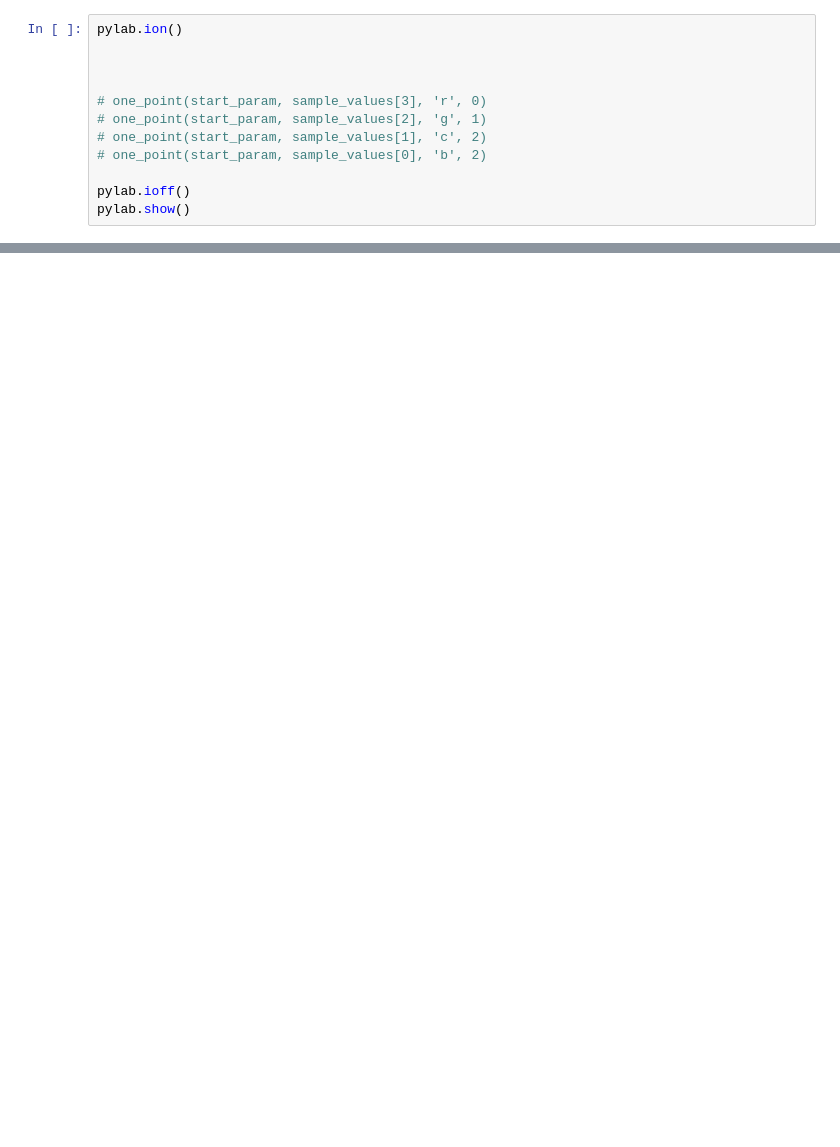
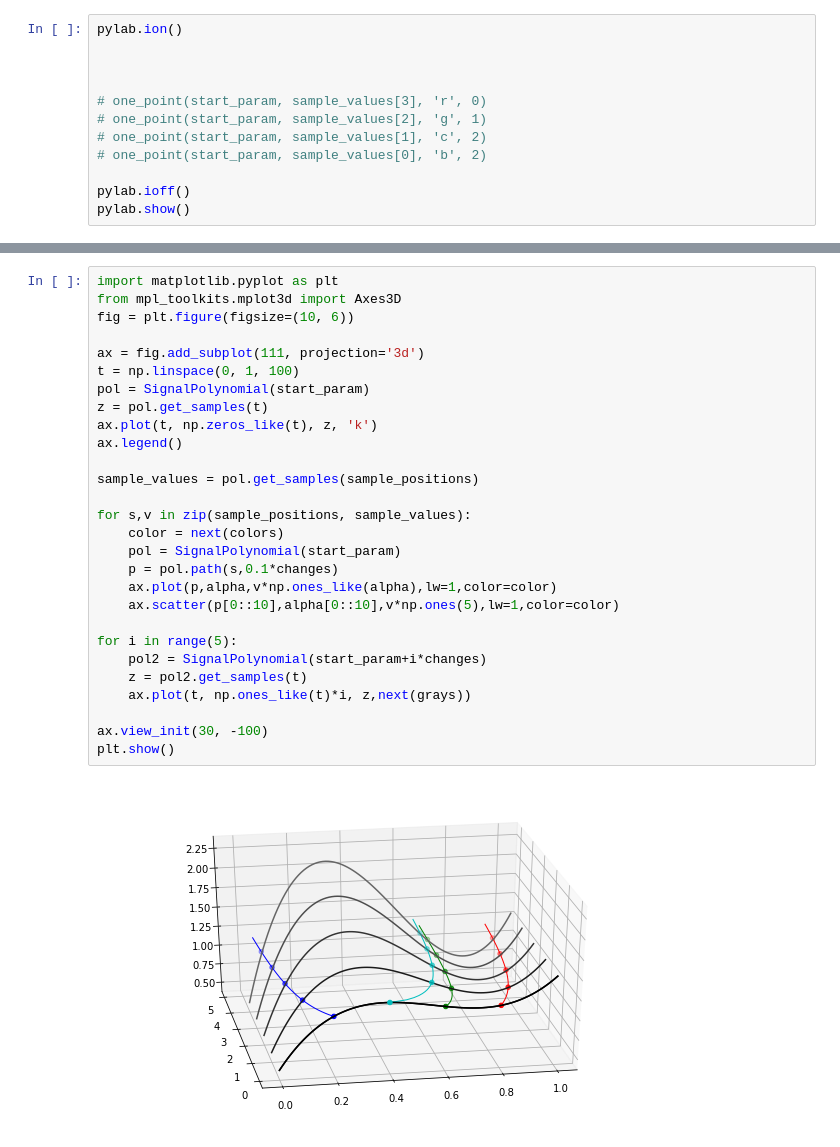
Before and after one commit to LCAV/surface-reconstruction, a Jupyter notebook: unknown-locations.ipynb, the cells around one changed output, grey strips where cells are left out. Saved outputs shown, nothing was run; the diff lists cells and outputs as text; blank space fills up the shorter version.

```diff
--- a/unknown-locations.ipynb
+++ b/unknown-locations.ipynb
@@ -122,0 +126,30 @@ pylab.show()
+# %%
+import matplotlib.pyplot as plt
+from mpl_toolkits.mplot3d import Axes3D
+fig = plt.figure(figsize=(10, 6))
+
+ax = fig.add_subplot(111, projection='3d')
+t = np.linspace(0, 1, 100)
+pol = SignalPolynomial(start_param)
+z = pol.get_samples(t)
+ax.plot(t, np.zeros_like(t), z, 'k')
+ax.legend()
+
+sample_values = pol.get_samples(sample_positions)
+
+for s,v in zip(sample_positions, sample_values):
+    color = next(colors)
+    pol = SignalPolynomial(start_param)
+    p = pol.path(s,0.1*changes)
+    ax.plot(p,alpha,v*np.ones_like(alpha),lw=1,color=color)
+    ax.scatter(p[0::10],alpha[0::10],v*np.ones(5),lw=1,color=color)
+
+for i in range(5):
+    pol2 = SignalPolynomial(start_param+i*changes)
+    z = pol2.get_samples(t)
+    ax.plot(t, np.ones_like(t)*i, z,next(grays))
+
+ax.view_init(30, -100)
+plt.show()
+# %% [output]
+[figure, added]
```
Also changed, not shown: parts of 3 cells of this notebook, 7 other files.
